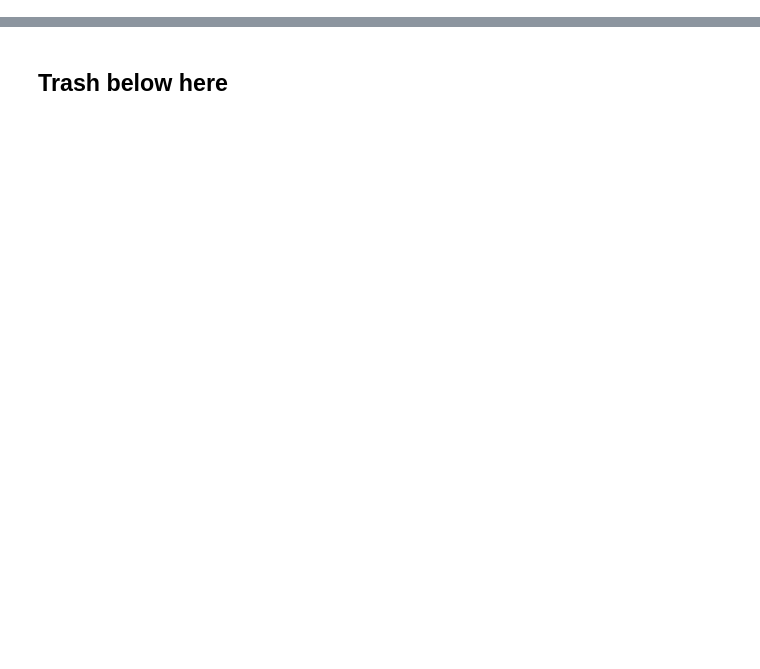
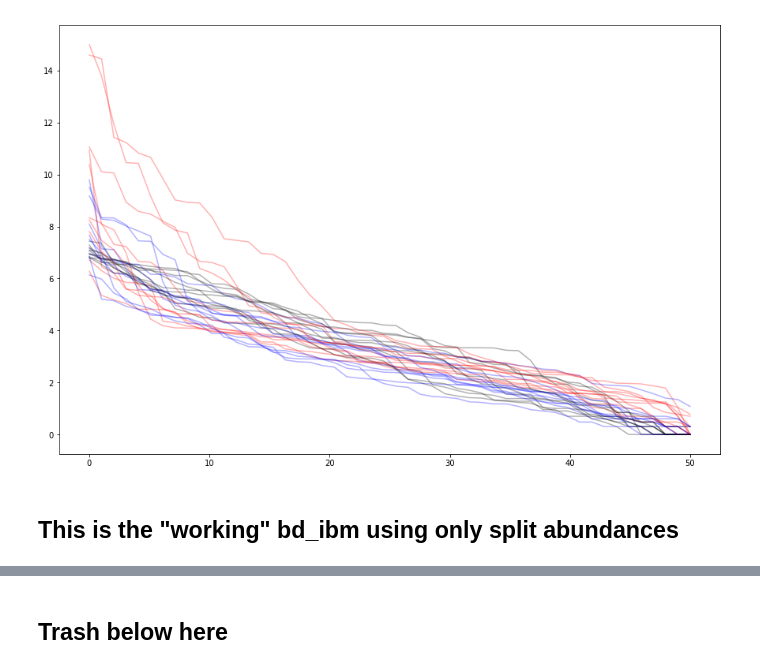
Before and after one commit to messDiv/MESS, a Jupyter notebook: jupyter-notebooks/util/toytree_bd.ipynb, the cells around one changed output, grey strips where cells are left out. Saved outputs shown, nothing was run; the diff lists cells and outputs as text; code cells hidden in the pictures; blank space fills up the shorter version.

```diff
--- a/jupyter-notebooks/util/toytree_bd.ipynb
+++ b/jupyter-notebooks/util/toytree_bd.ipynb
@@ -18,22 +18,31 @@ from collections import Counter
 pd.set_option('display.max_rows', 100)
 pd.set_option('display.max_columns', 500)
 # %%
-def bm(mean, var, log=True):
-    # Avoid log(1)
-    if not log or mean <= 1:
-        return np.round(np.random.normal(mean, var))
+def bm(mean, var, log=True, dtype="int"):
+    ret = 0
+    if dtype == "int":
+        # Avoid log(1)
+        if not log or mean <= 1:
+            ret = np.int(np.round(np.random.normal(mean, var)))
+        else:
+            ret = np.int(np.round(np.exp(np.random.normal(np.log(mean), var))))
+    elif dtype == "float":
+        ret = np.random.normal(mean, var)
     else:
-        return np.round(np.exp(np.random.normal(np.log(mean), var)))
+       raise Exception("bm dtype must be 'int' or 'float'. You put: {}".format(dtype))
+    return ret
 
 def prune(tre, verbose=False):
-    tips = tre.treenode.get_leaves()
+    ttree = tre.copy()
+    tips = ttree.treenode.get_leaves()
 
     if np.any(np.array([x.height for x in tips]) > 0):
         for t in tips:
             if not np.isclose(t.height, 0):
                 if verbose: print("Removing node/height {}/{}".format(t.name, t.height))
                 t.delete(prevent_nondicotomic=False)
-                prune(tre)
+                ttree = prune(ttree)
+    return ttree
 
-bm(10, .1, log=True)
+bm(1, .1, log=True)
 # %% [output]
@@ -41 +178,20 @@ bm(10, .1, log=True)
+# %%
+fig, ax = plt.subplots(figsize=(15, 10))
+for _ in range(10):
+    xs = np.linspace(0, len(abunds), len(abunds))
+
+    for c, p in zip(["red", "blue"], ["rate", "abundance"]):
+        tre = bd_ibm(b=.2, stop="taxa", n=50, t=4, process=p, verbose=False)
+        tips = tre.treenode.get_leaves()
+        abunds = np.array([x.abundance for x in tips])
+        abunds = sorted(abunds, reverse=True)
+        ys = np.log10(abunds)
+        plt.plot(xs, ys, c=c, alpha=0.3)
+
+    ys = np.log10(sorted(np.random.logseries(0.9999999, size=len(abunds)), reverse=True))
+    plt.plot(xs, ys, c='black', alpha=0.3)
+# %% [output]
+[figure, added]
+# %% [markdown]
+## This is the "working" bd_ibm using only split abundances
 # %%
```
Also changed, not shown: parts of 13 cells of this notebook.
